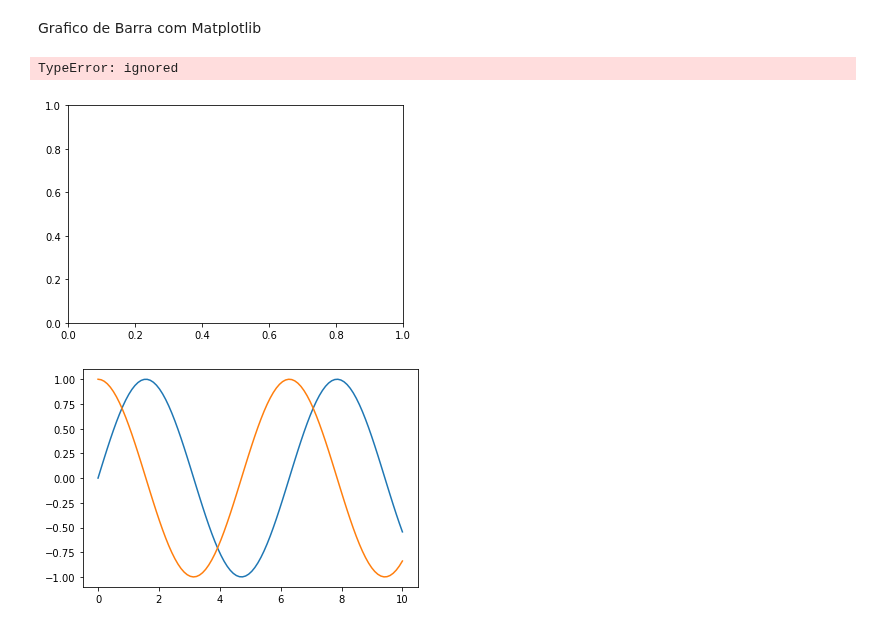
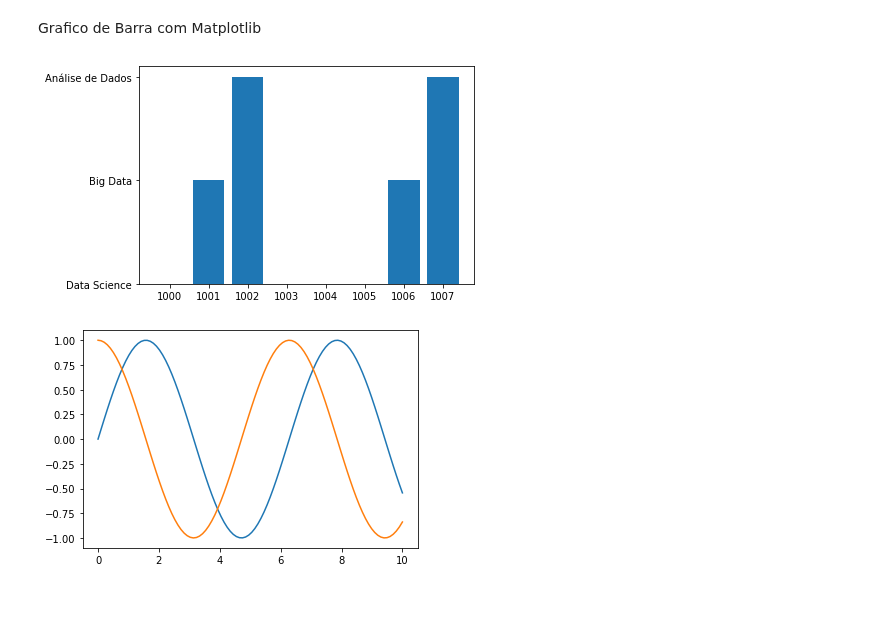
Before and after one commit to ACRainieri/pyspark, a Jupyter notebook: funcoes_spark_python.ipynb, the cells around one changed output. Drawn from its saved outputs; the diff is of its cells as text; code cells hidden in the pictures; blank space fills up the shorter version.

```diff
--- a/funcoes_spark_python.ipynb
+++ b/funcoes_spark_python.ipynb
@@ -651,27 +651,26 @@ Grafico de Barra com Matplotlib
 # %%
 import matplotlib.pyplot as plt
 #%matplotlib notebook # para exibir no Jupiter
 #para exibir no Google colab
 %matplotlib inline
 
 def dados_graficos():
   cursor.execute("select id, categoria from Cursos")
 
   ids = []
   valores = []
   dados = cursor.fetchall()
 
   for linha in dados:
-    ids.append()
-    valores.append([1])
+    ids.append(linha[0])
+    valores.append(linha[1])
 
   plt.bar(ids, valores)
   plt.show()
 
 dados_graficos()
 # %% [output]
-TypeError: ignored
-[figure, old version]
+[figure, new version]
 # %%
 # ------- file: myplot.py ------
 import matplotlib.pyplot as plt
```
